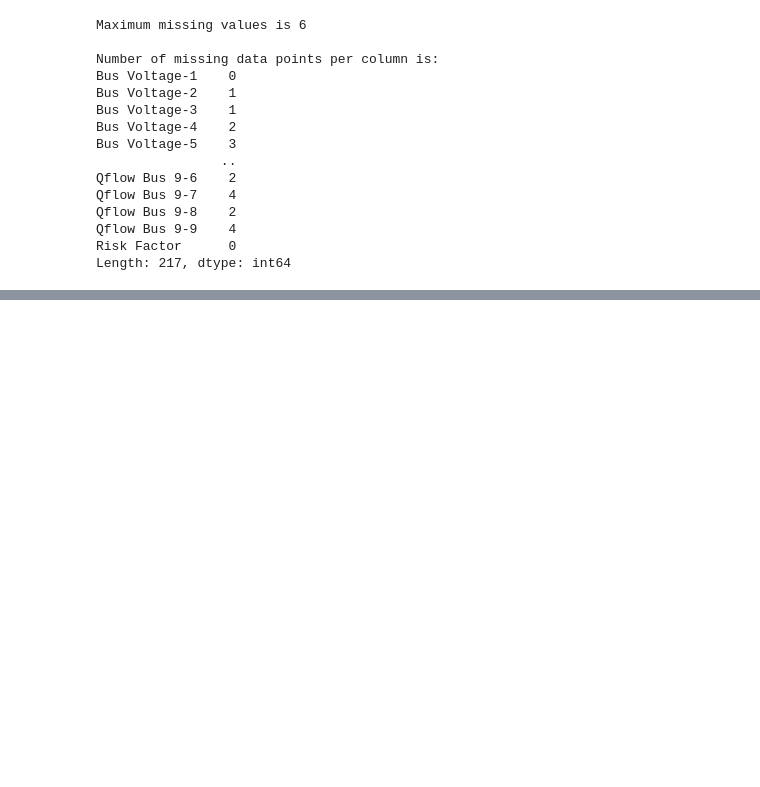
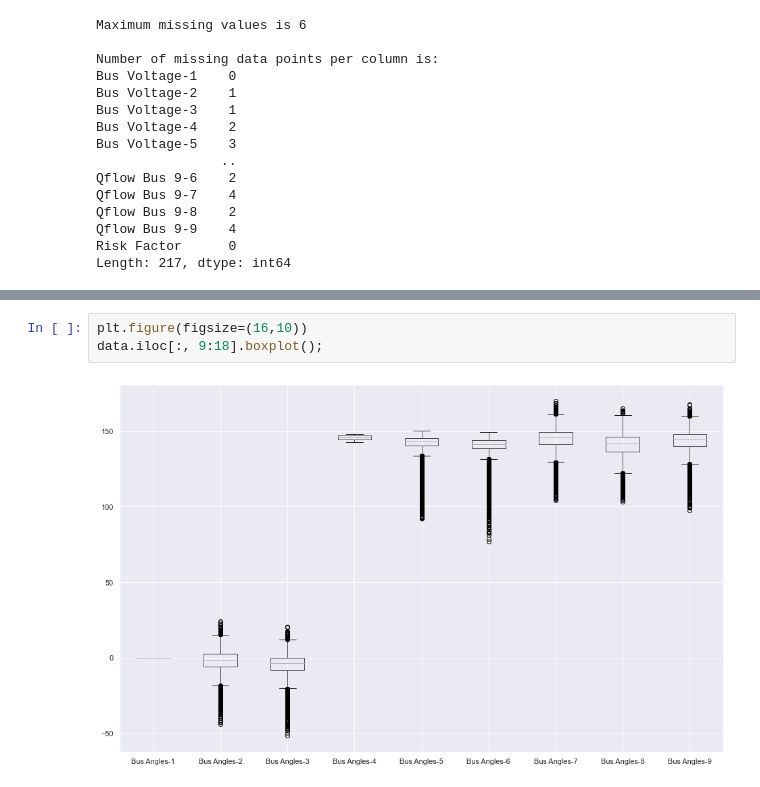
Before and after one commit to philmas/EE4720-Energy-Systems-Project, a Jupyter notebook: notebook.ipynb, the cells around one changed output, grey strips where cells are left out. Saved outputs shown, nothing was run; the diff lists cells and outputs as text; blank space fills up the shorter version.

```diff
--- a/notebook.ipynb
+++ b/notebook.ipynb
@@ -114,0 +120,5 @@ Length: 217, dtype: int64
+# %%
+plt.figure(figsize=(16,10))
+data.iloc[:, 9:18].boxplot();
+# %% [output]
+[figure, added]
```
Also changed, not shown: parts of 7 cells of this notebook.
